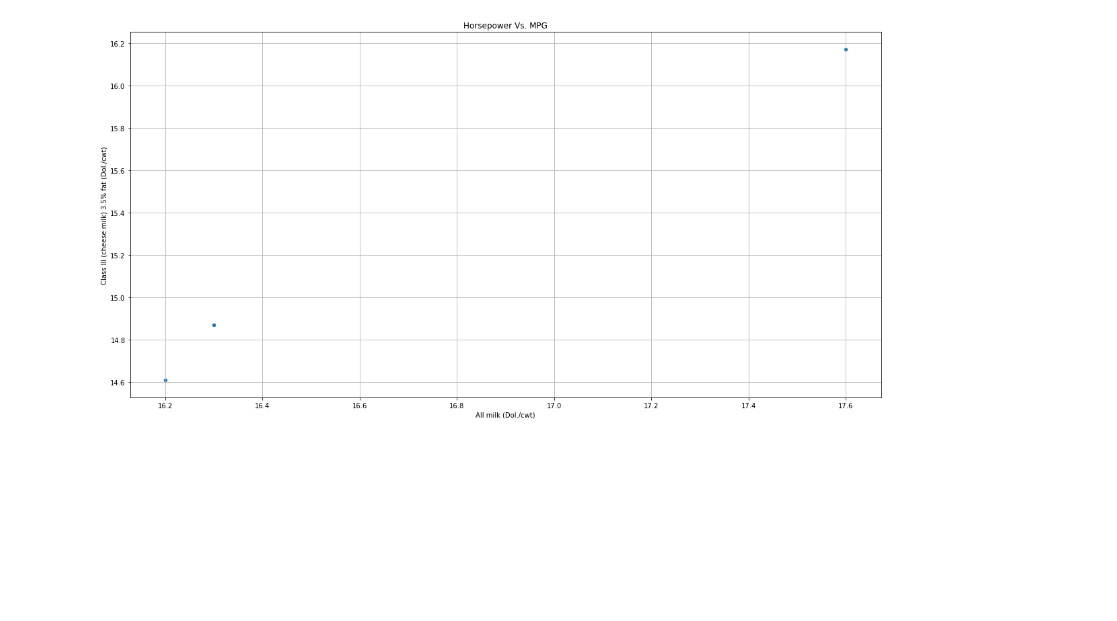
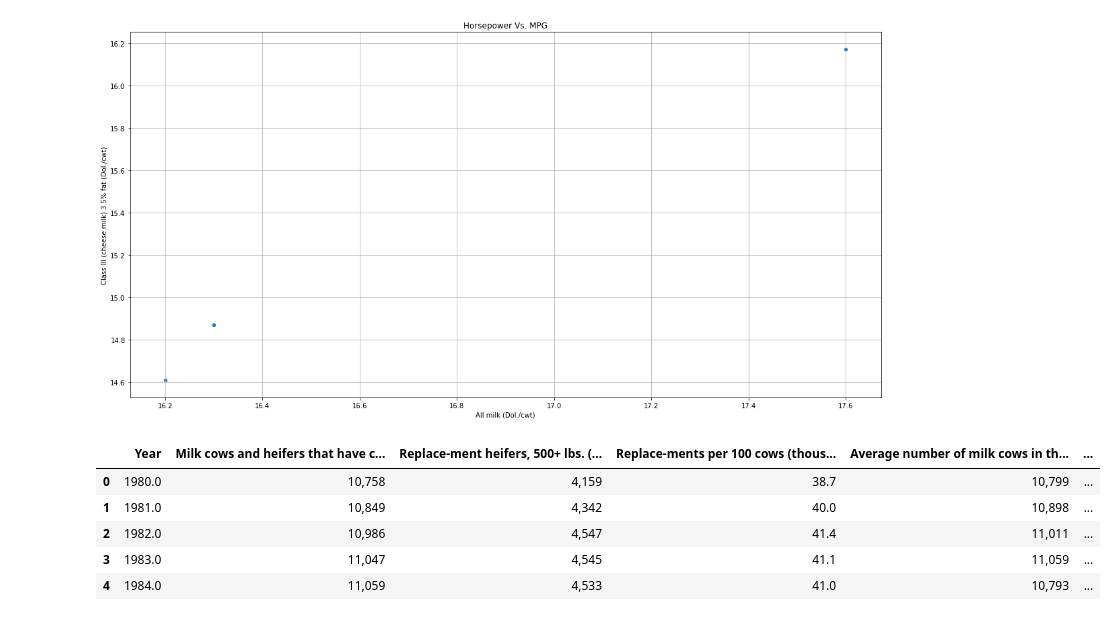
Before and after one commit to Ashraf4068/Dairy_project, a Jupyter notebook: dairy_test.ipynb, the cells around one changed output. Saved outputs shown, nothing was run; the diff lists cells and outputs as text; code cells hidden in the pictures; blank space fills up the shorter version.

```diff
--- a/dairy_test.ipynb
+++ b/dairy_test.ipynb
@@ -97,3 +97,13 @@ renamed_milk_price_production.plot(kind="scatter", x="All milk (Dol./cwt)", y="C
 plt.show()
 # %% [output]
 [figure]
+# %%
+time_series_analysis = pd.read_csv("Resources/us_annual_milk_production_factors_80-18.csv")
+time_series_analysis.head()
+# %% [output]
+|  | Year | Milk cows and heifers that have c... | Replace-ment heifers, 500+ lbs. (... | Replace-ments per 100 cows (thous... | Average number of milk cows in th... | ... |
+| 0 | 1980.0 | 10,758 | 4,159 | 38.7 | 10,799 | ... |
+| 1 | 1981.0 | 10,849 | 4,342 | 40.0 | 10,898 | ... |
+| 2 | 1982.0 | 10,986 | 4,547 | 41.4 | 11,011 | ... |
+| 3 | 1983.0 | 11,047 | 4,545 | 41.1 | 11,059 | ... |
+| 4 | 1984.0 | 11,059 | 4,533 | 41.0 | 10,793 | ... |
```
Also changed, not shown: parts of 1 cell of this notebook.
